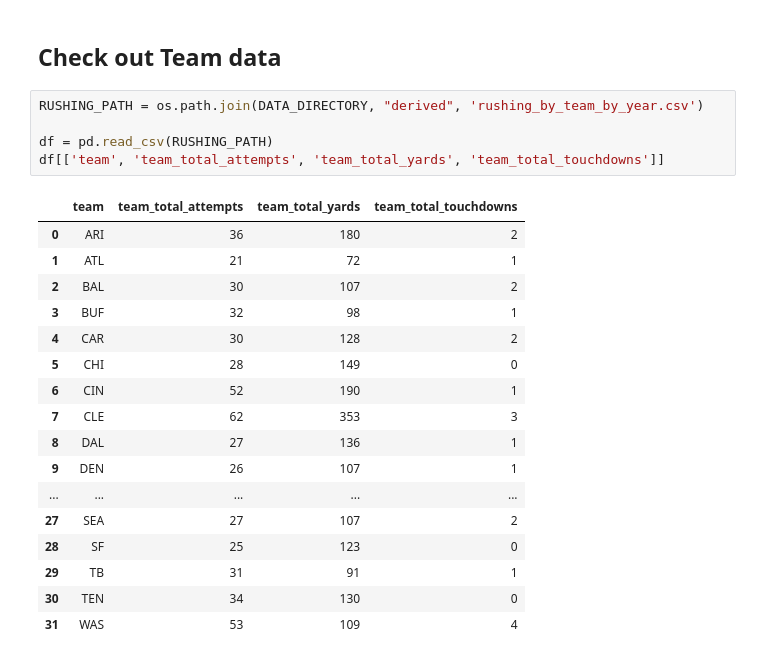
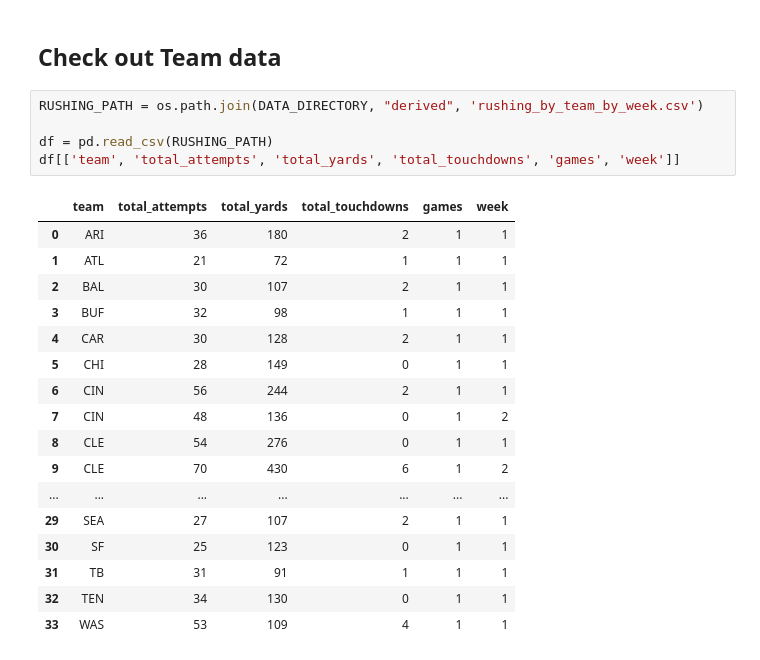
Before and after one commit to shind07/nfl-data-pipeline, a Jupyter notebook: notebooks/qc_rushing.ipynb, the cells around one changed output. Saved outputs shown, nothing was run; the diff lists cells and outputs as text.

Commit message:
quality control on latest pipeline data

```diff
--- a/notebooks/qc_rushing.ipynb
+++ b/notebooks/qc_rushing.ipynb
@@ -191,25 +192,25 @@ df
 # %% [markdown]
 ## Check out Team data
 # %%
-RUSHING_PATH = os.path.join(DATA_DIRECTORY, "derived", 'rushing_by_team_by_year.csv')
+RUSHING_PATH = os.path.join(DATA_DIRECTORY, "derived", 'rushing_by_team_by_week.csv')
 
 df = pd.read_csv(RUSHING_PATH)
-df[['team', 'team_total_attempts', 'team_total_yards', 'team_total_touchdowns']]
+df[['team', 'total_attempts', 'total_yards', 'total_touchdowns', 'games', 'week']]
 # %% [output]
-|  | team | team_total_attempts | team_total_yards | team_total_touchdowns |
-| 0 | ARI | 36 | 180 | 2 |
-| 1 | ATL | 21 | 72 | 1 |
-| 2 | BAL | 30 | 107 | 2 |
-| 3 | BUF | 32 | 98 | 1 |
-| 4 | CAR | 30 | 128 | 2 |
-| 5 | CHI | 28 | 149 | 0 |
-| 6 | CIN | 52 | 190 | 1 |
-| 7 | CLE | 62 | 353 | 3 |
-| 8 | DAL | 27 | 136 | 1 |
-| 9 | DEN | 26 | 107 | 1 |
-| ... | ... | ... | ... | ... |
-| 27 | SEA | 27 | 107 | 2 |
-| 28 | SF | 25 | 123 | 0 |
-| 29 | TB | 31 | 91 | 1 |
-| 30 | TEN | 34 | 130 | 0 |
-| 31 | WAS | 53 | 109 | 4 |
+|  | team | total_attempts | total_yards | total_touchdowns | games | week |
+| 0 | ARI | 36 | 180 | 2 | 1 | 1 |
+| 1 | ATL | 21 | 72 | 1 | 1 | 1 |
+| 2 | BAL | 30 | 107 | 2 | 1 | 1 |
+| 3 | BUF | 32 | 98 | 1 | 1 | 1 |
+| 4 | CAR | 30 | 128 | 2 | 1 | 1 |
+| 5 | CHI | 28 | 149 | 0 | 1 | 1 |
+| 6 | CIN | 56 | 244 | 2 | 1 | 1 |
+| 7 | CIN | 48 | 136 | 0 | 1 | 2 |
+| 8 | CLE | 54 | 276 | 0 | 1 | 1 |
+| 9 | CLE | 70 | 430 | 6 | 1 | 2 |
+| ... | ... | ... | ... | ... | ... | ... |
+| 29 | SEA | 27 | 107 | 2 | 1 | 1 |
+| 30 | SF | 25 | 123 | 0 | 1 | 1 |
+| 31 | TB | 31 | 91 | 1 | 1 | 1 |
+| 32 | TEN | 34 | 130 | 0 | 1 | 1 |
+| 33 | WAS | 53 | 109 | 4 | 1 | 1 |
```
Also changed, not shown: parts of 1 cell of this notebook.
